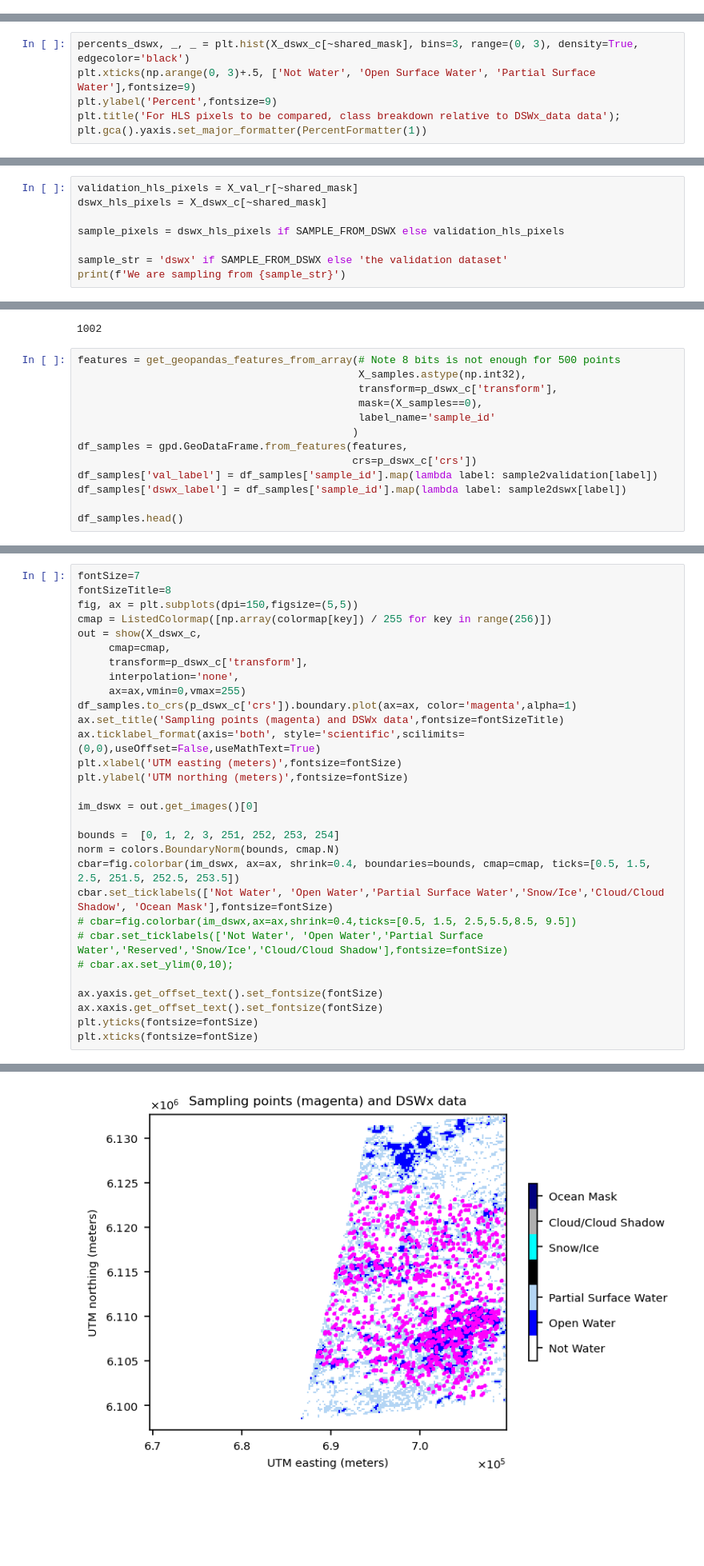
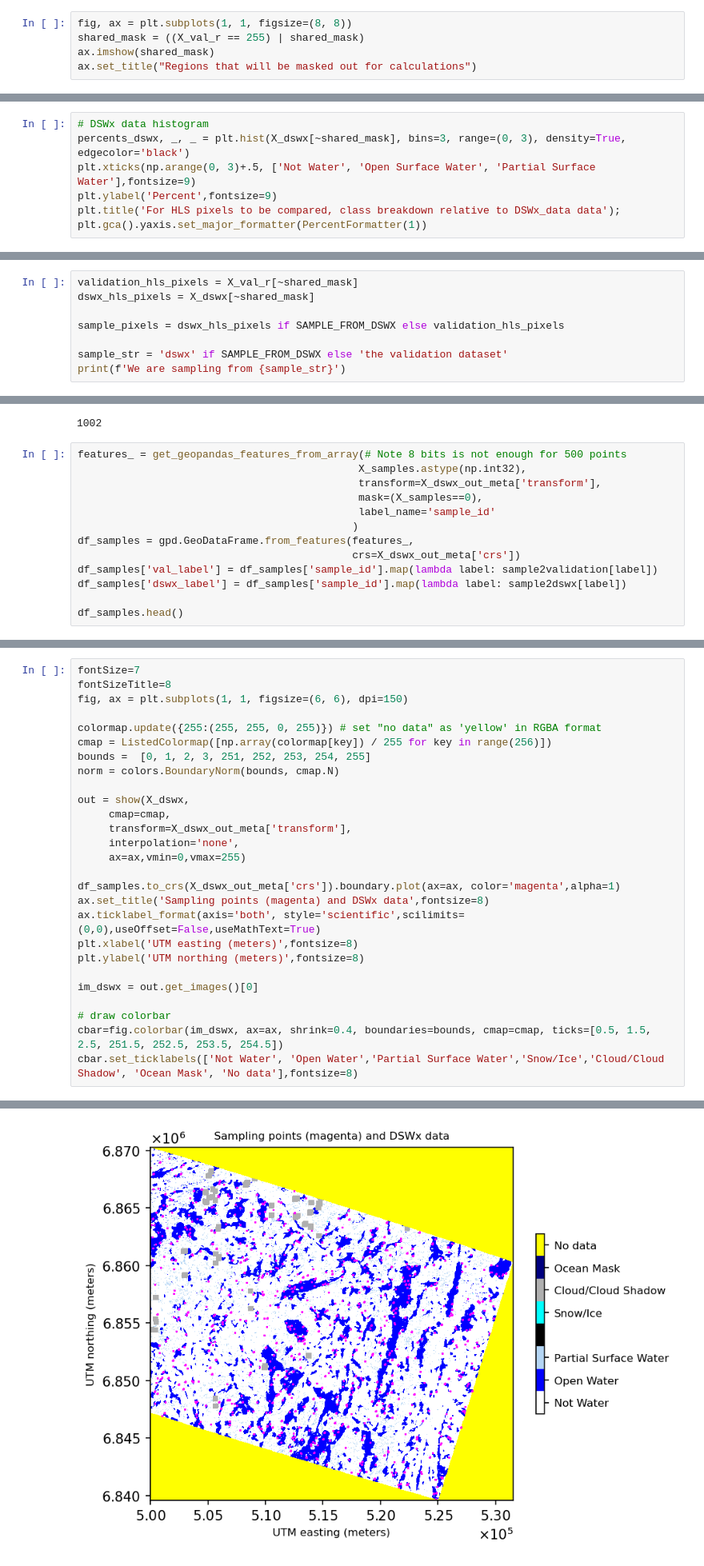
Before and after one commit to OPERA-Cal-Val/DSWx-expanding-validation-dataset, a Jupyter notebook: notebooks/3a-Recalculate-validation-metrics.ipynb, the cells around one changed output, grey strips where cells are left out. Shown at 80% size. Saved outputs shown, nothing was run; the diff lists cells and outputs as text; blank space fills up the shorter version.

```diff
--- a/notebooks/3a-Recalculate-validation-metrics.ipynb
+++ b/notebooks/3a-Recalculate-validation-metrics.ipynb
@@ -268,0 +307,5 @@ Text(0.5, 1.0, 'Regions that will be masked out')
+# %%
+fig, ax = plt.subplots(1, 1, figsize=(8, 8))
+shared_mask = ((X_val_r == 255) | shared_mask)
+ax.imshow(shared_mask)
+ax.set_title("Regions that will be masked out for calculations")
@@ -277,5 +324,6 @@ plt.gca().yaxis.set_major_formatter(PercentFormatter(1))
 # %%
-percents_dswx, _, _ = plt.hist(X_dswx_c[~shared_mask], bins=3, range=(0, 3), density=True, edgecolor='black')
+# DSWx data histogram
+percents_dswx, _, _ = plt.hist(X_dswx[~shared_mask], bins=3, range=(0, 3), density=True, edgecolor='black')
 plt.xticks(np.arange(0, 3)+.5, ['Not Water', 'Open Surface Water', 'Partial Surface Water'],fontsize=9)
 plt.ylabel('Percent',fontsize=9)
 plt.title('For HLS pixels to be compared, class breakdown relative to DSWx_data data');
@@ -295,7 +348,7 @@ sample_size_per_label
 [334, 334, 334]
 # %%
 validation_hls_pixels = X_val_r[~shared_mask]
-dswx_hls_pixels = X_dswx_c[~shared_mask]
+dswx_hls_pixels = X_dswx[~shared_mask]
 
 sample_pixels = dswx_hls_pixels if SAMPLE_FROM_DSWX else validation_hls_pixels
 
@@ -359,14 +412,14 @@ X_samples[~shared_mask] = temp
 # %% [output]
 1002
 # %%
-features = get_geopandas_features_from_array(# Note 8 bits is not enough for 500 points
+features_ = get_geopandas_features_from_array(# Note 8 bits is not enough for 500 points
                                              X_samples.astype(np.int32),
-                                             transform=p_dswx_c['transform'],
+                                             transform=X_dswx_out_meta['transform'],
                                              mask=(X_samples==0),
                                              label_name='sample_id'
                                             )
-df_samples = gpd.GeoDataFrame.from_features(features,
-                                            crs=p_dswx_c['crs'])
+df_samples = gpd.GeoDataFrame.from_features(features_,
+                                            crs=X_dswx_out_meta['crs'])
 df_samples['val_label'] = df_samples['sample_id'].map(lambda label: sample2validation[label])
 df_samples['dswx_label'] = df_samples['sample_id'].map(lambda label: sample2dswx[label])
 
@@ -381,31 +434,28 @@ df_samples.head()
 # %%
 fontSize=7
 fontSizeTitle=8
-fig, ax = plt.subplots(dpi=150,figsize=(5,5))
+fig, ax = plt.subplots(1, 1, figsize=(6, 6), dpi=150)
+
+colormap.update({255:(255, 255, 0, 255)}) # set "no data" as 'yellow' in RGBA format
 cmap = ListedColormap([np.array(colormap[key]) / 255 for key in range(256)])
-out = show(X_dswx_c,
+bounds =  [0, 1, 2, 3, 251, 252, 253, 254, 255]
+norm = colors.BoundaryNorm(bounds, cmap.N)
+
+out = show(X_dswx,
      cmap=cmap,
-     transform=p_dswx_c['transform'],
+     transform=X_dswx_out_meta['transform'],
      interpolation='none',
      ax=ax,vmin=0,vmax=255)
-df_samples.to_crs(p_dswx_c['crs']).boundary.plot(ax=ax, color='magenta',alpha=1)
-ax.set_title('Sampling points (magenta) and DSWx data',fontsize=fontSizeTitle)
+
+df_samples.to_crs(X_dswx_out_meta['crs']).boundary.plot(ax=ax, color='magenta',alpha=1)
+ax.set_title('Sampling points (magenta) and DSWx data',fontsize=8)
 ax.ticklabel_format(axis='both', style='scientific',scilimits=(0,0),useOffset=False,useMathText=True)
-plt.xlabel('UTM easting (meters)',fontsize=fontSize)
-plt.ylabel('UTM northing (meters)',fontsize=fontSize)
+plt.xlabel('UTM easting (meters)',fontsize=8)
+plt.ylabel('UTM northing (meters)',fontsize=8)
 
 im_dswx = out.get_images()[0]
 
-bounds =  [0, 1, 2, 3, 251, 252, 253, 254]
-norm = colors.BoundaryNorm(bounds, cmap.N)
-cbar=fig.colorbar(im_dswx, ax=ax, shrink=0.4, boundaries=bounds, cmap=cmap, ticks=[0.5, 1.5, 2.5, 251.5, 252.5, 253.5])
-cbar.set_ticklabels(['Not Water', 'Open Water','Partial Surface Water','Snow/Ice','Cloud/Cloud Shadow', 'Ocean Mask'],fontsize=fontSize)
-# cbar=fig.colorbar(im_dswx,ax=ax,shrink=0.4,ticks=[0.5, 1.5, 2.5,5.5,8.5, 9.5])
-# cbar.set_ticklabels(['Not Water', 'Open Water','Partial Surface Water','Reserved','Snow/Ice','Cloud/Cloud Shadow'],fontsize=fontSize)
-# cbar.ax.set_ylim(0,10);
-
-ax.yaxis.get_offset_text().set_fontsize(fontSize)
-ax.xaxis.get_offset_text().set_fontsize(fontSize)
-plt.yticks(fontsize=fontSize)
-plt.xticks(fontsize=fontSize)
+# draw colorbar
+cbar=fig.colorbar(im_dswx, ax=ax, shrink=0.4, boundaries=bounds, cmap=cmap, ticks=[0.5, 1.5, 2.5, 251.5, 252.5, 253.5, 254.5])
+cbar.set_ticklabels(['Not Water', 'Open Water','Partial Surface Water','Snow/Ice','Cloud/Cloud Shadow', 'Ocean Mask', 'No data'],fontsize=8)
 # %% [output]
@@ -419,2 +462,2 @@ plt.xticks(fontsize=fontSize)
-[figure, old version]
+[figure, new version]
 # %%
```
Also changed, not shown: parts of 59 cells of this notebook.
